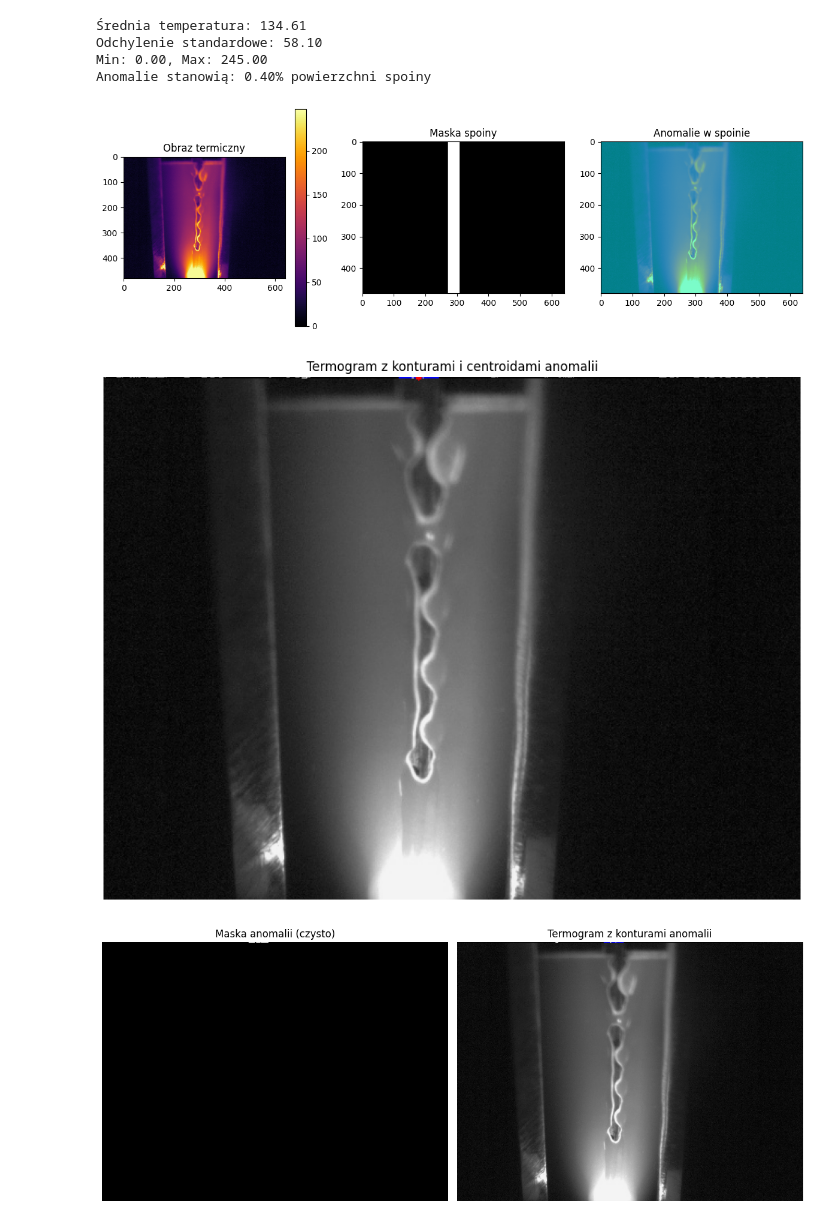
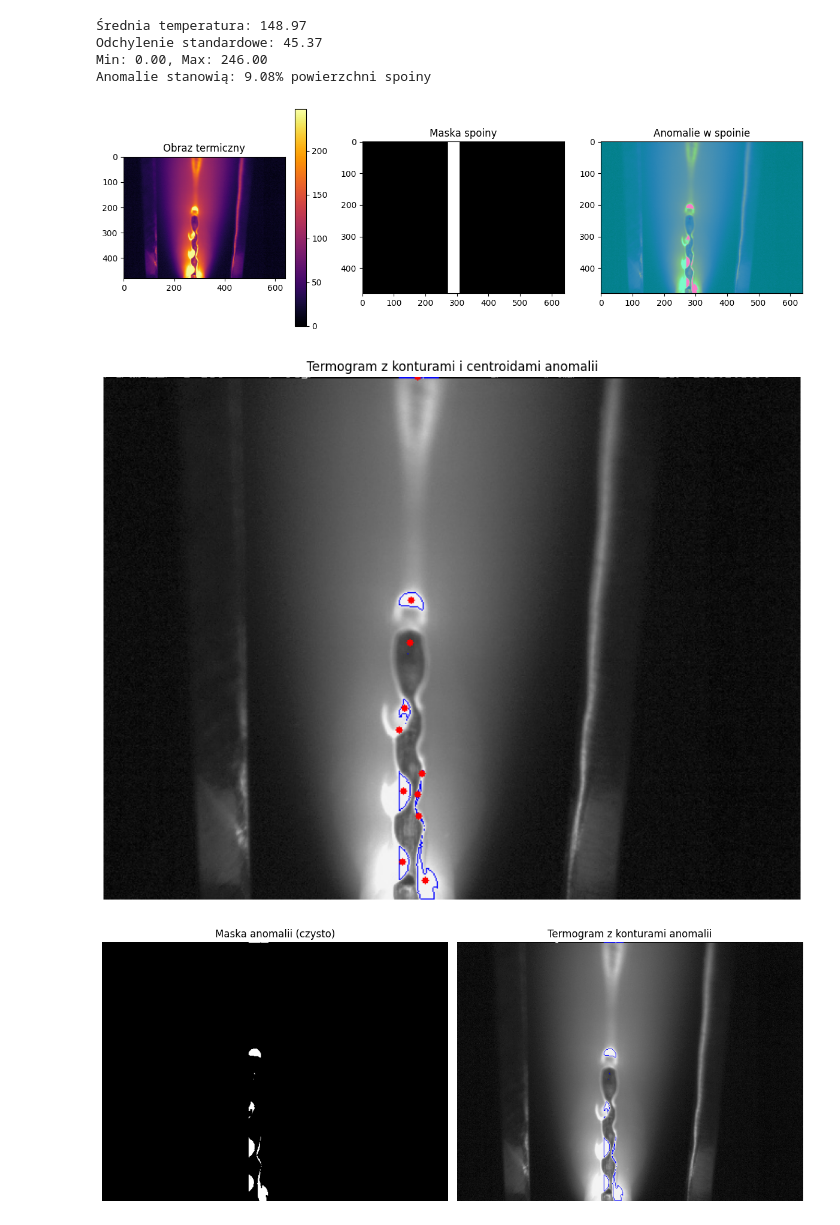
Before and after one commit to dawidburcon/weld-thermal-anomaly-detection, a Jupyter notebook: anomaly_on_single_frame.ipynb, the cells around one changed output. Cells and saved outputs as stored; diff of their text form; code cells hidden in the pictures.

```diff
--- a/anomaly_on_single_frame.ipynb
+++ b/anomaly_on_single_frame.ipynb
@@ -5,10 +5,10 @@ import matplotlib.pyplot as plt
 
 # seq_file_name = '600_56n17_1mm_-161_09_29_59_808'
 # frame = 'frame_001743'
-# seq_file_name = '625_38n18_1_2mm_-161_07_41_19_806'
-seq_file_name = '600_51n12_1_2mm_-161_09_02_18_483'
+seq_file_name = '625_38n18_1_2mm_-161_07_41_19_806'
+# seq_file_name = '600_51n12_1_2mm_-161_09_02_18_483'
 # seq_file_name = '600_56n17_1mm_-161_09_29_59_808'
-frame = 'frame_001330'
+frame = 'frame_001207'
 # frame = 'frame_001200'
 # 1. Wczytanie obrazów
 thermal_img = cv2.imread(f'frames_output/{seq_file_name}/preview_fixed/{frame}.jpg', cv2.IMREAD_UNCHANGED)
@@ -88,40 +88,40 @@ for cnt in contours:
         cv2.circle(annotated, (cx, cy), 3, (255, 0, 0), -1)
 
 # 8. Pokaż obraz z konturami
 plt.figure(figsize=(12, 12))
 plt.title("Termogram z konturami i centroidami anomalii")
 plt.imshow(annotated)
 plt.axis('off')
 plt.show()
 
 
 
 contours, _ = cv2.findContours(anomaly_mask, cv2.RETR_EXTERNAL, cv2.CHAIN_APPROX_SIMPLE)
 annotated = cv2.cvtColor(thermal_img.astype(np.uint8), cv2.COLOR_GRAY2BGR)
 cv2.drawContours(annotated, contours, -1, (0, 0, 255), 1)  # czerwony kolor
 
 
 # Maska na czysto i termogram anomalii w subplots
 fig, axes = plt.subplots(1, 2, figsize=(12, 6))
 
 axes[0].set_title("Maska anomalii (czysto)")
 axes[0].imshow(anomaly_mask, cmap='gray')
 axes[0].axis('off')
 
 axes[1].set_title("Termogram z konturami anomalii")
 axes[1].imshow(annotated)
 axes[1].axis('off')
 
 plt.tight_layout()
 plt.show()
 # %% [output]
-Średnia temperatura: 134.61
-Odchylenie standardowe: 58.10
-Min: 0.00, Max: 245.00
-Anomalie stanowią: 0.40% powierzchni spoiny
+Średnia temperatura: 148.97
+Odchylenie standardowe: 45.37
+Min: 0.00, Max: 246.00
+Anomalie stanowią: 9.08% powierzchni spoiny
-[figure, old version]
+[figure, new version]
-[figure, old version]
+[figure, new version]
-[figure, old version]
+[figure, new version]
 # %%
 # === 9. Detekcja krawędzi w obrębie spoiny ===
 # 1. Obraz do uint8 (Canny wymaga 8-bit)
```
Also changed, not shown: parts of 2 cells of this notebook, 6 other files.
